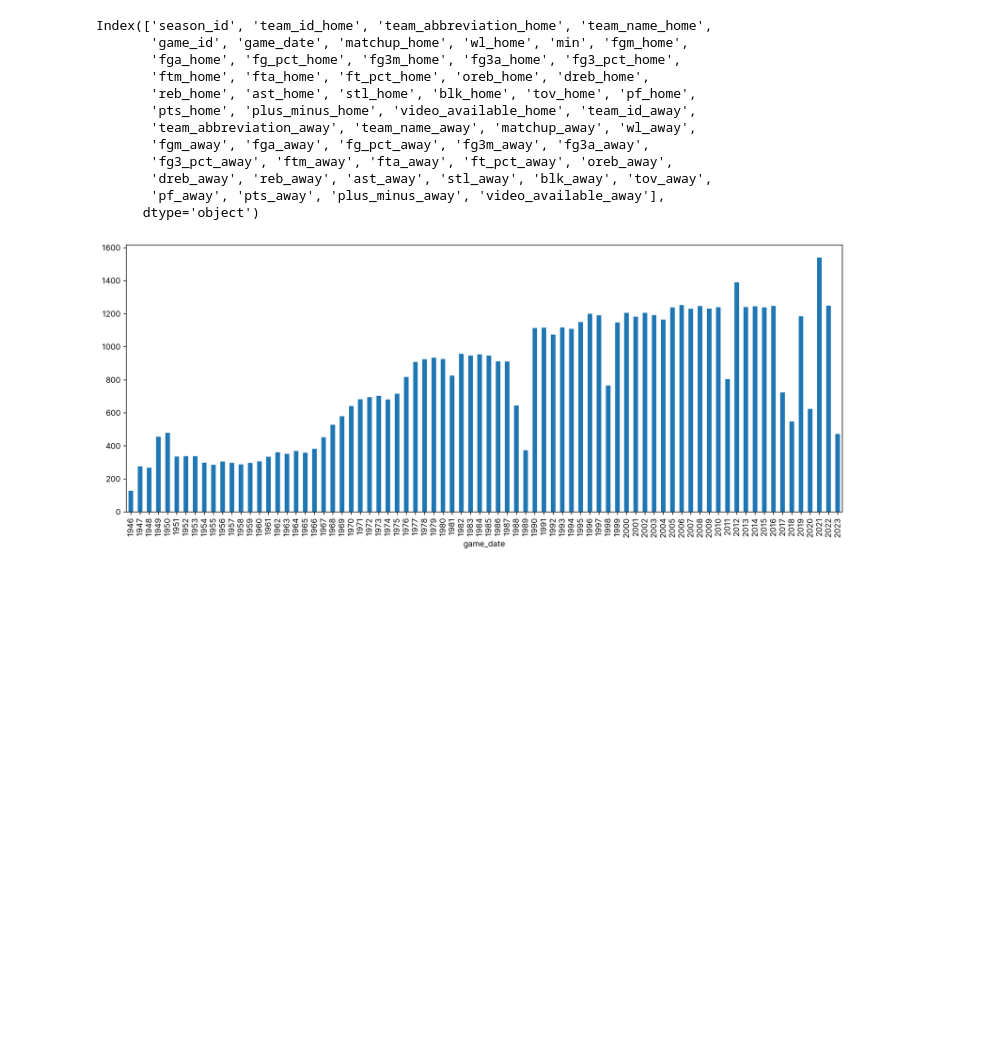
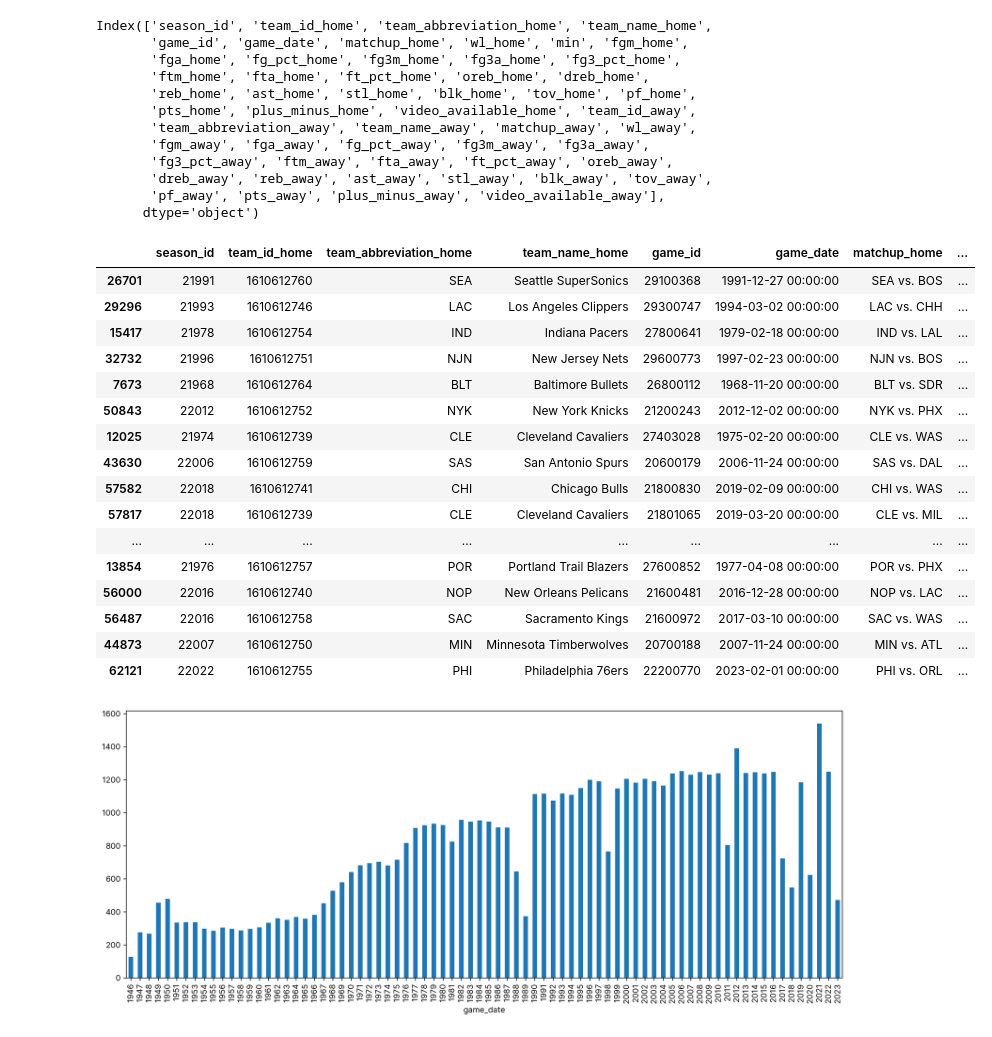
Before and after one commit to malte-j/dataviz-2023, a Jupyter notebook: notebooks/game.ipynb, the cells around one changed output. Drawn from its saved outputs; the diff is of its cells as text; code cells hidden in the pictures; blank space fills up the shorter version.

```diff
--- a/notebooks/game.ipynb
+++ b/notebooks/game.ipynb
@@ -15,6 +15,26 @@ Index(['season_id', 'team_id_home', 'team_abbreviation_home', 'team_name_home',
        'dreb_away', 'reb_away', 'ast_away', 'stl_away', 'blk_away', 'tov_away',
        'pf_away', 'pts_away', 'plus_minus_away', 'video_available_away'],
       dtype='object')
+# %%
+df.sample(20)
+# %% [output]
+|  | season_id | team_id_home | team_abbreviation_home | team_name_home | game_id | game_date | matchup_home | ... |
+| 26701 | 21991 | 1610612760 | SEA | Seattle SuperSonics | 29100368 | 1991-12-27 00:00:00 | SEA vs. BOS | ... |
+| 29296 | 21993 | 1610612746 | LAC | Los Angeles Clippers | 29300747 | 1994-03-02 00:00:00 | LAC vs. CHH | ... |
+| 15417 | 21978 | 1610612754 | IND | Indiana Pacers | 27800641 | 1979-02-18 00:00:00 | IND vs. LAL | ... |
+| 32732 | 21996 | 1610612751 | NJN | New Jersey Nets | 29600773 | 1997-02-23 00:00:00 | NJN vs. BOS | ... |
+| 7673 | 21968 | 1610612764 | BLT | Baltimore Bullets | 26800112 | 1968-11-20 00:00:00 | BLT vs. SDR | ... |
+| 50843 | 22012 | 1610612752 | NYK | New York Knicks | 21200243 | 2012-12-02 00:00:00 | NYK vs. PHX | ... |
+| 12025 | 21974 | 1610612739 | CLE | Cleveland Cavaliers | 27403028 | 1975-02-20 00:00:00 | CLE vs. WAS | ... |
+| 43630 | 22006 | 1610612759 | SAS | San Antonio Spurs | 20600179 | 2006-11-24 00:00:00 | SAS vs. DAL | ... |
+| 57582 | 22018 | 1610612741 | CHI | Chicago Bulls | 21800830 | 2019-02-09 00:00:00 | CHI vs. WAS | ... |
+| 57817 | 22018 | 1610612739 | CLE | Cleveland Cavaliers | 21801065 | 2019-03-20 00:00:00 | CLE vs. MIL | ... |
+| ... | ... | ... | ... | ... | ... | ... | ... | ... |
+| 13854 | 21976 | 1610612757 | POR | Portland Trail Blazers | 27600852 | 1977-04-08 00:00:00 | POR vs. PHX | ... |
+| 56000 | 22016 | 1610612740 | NOP | New Orleans Pelicans | 21600481 | 2016-12-28 00:00:00 | NOP vs. LAC | ... |
+| 56487 | 22016 | 1610612758 | SAC | Sacramento Kings | 21600972 | 2017-03-10 00:00:00 | SAC vs. WAS | ... |
+| 44873 | 22007 | 1610612750 | MIN | Minnesota Timberwolves | 20700188 | 2007-11-24 00:00:00 | MIN vs. ATL | ... |
+| 62121 | 22022 | 1610612755 | PHI | Philadelphia 76ers | 22200770 | 2023-02-01 00:00:00 | PHI vs. ORL | ... |
 # %%
 import matplotlib.pyplot as plt
 import matplotlib
```
Also changed, not shown: parts of 2 cells of this notebook, 2 other files.
